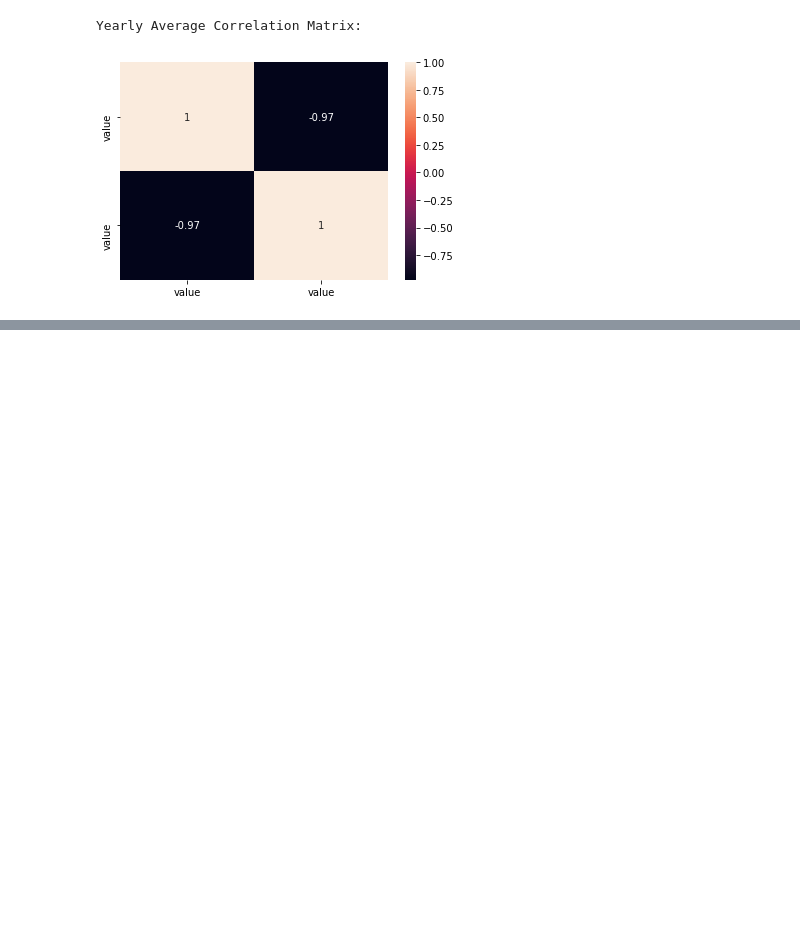
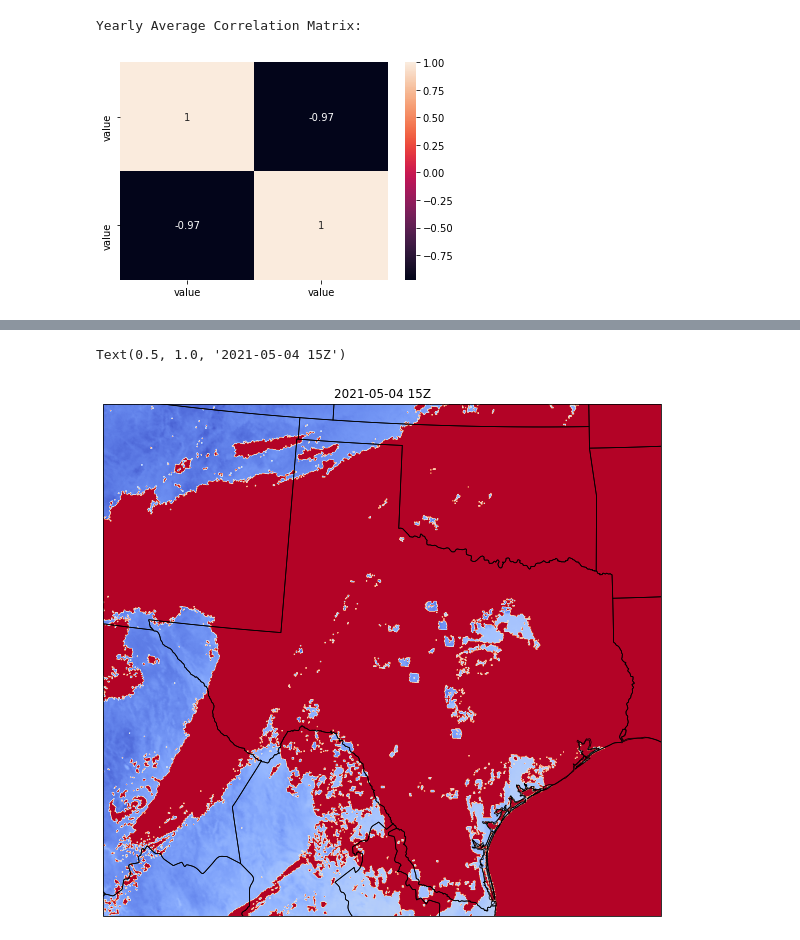
Before and after one commit to CFD-UTSA/EnergyGeneration, a Jupyter notebook: Final_Project_Draft.ipynb, the cells around one changed output, grey strips where cells are left out. Saved outputs shown, nothing was run; the diff lists cells and outputs as text; code cells hidden in the pictures; blank space fills up the shorter version.

```diff
--- a/Final_Project_Draft.ipynb
+++ b/Final_Project_Draft.ipynb
@@ -1092,0 +1129,10 @@ Yearly Average Correlation Matrix:
+# %%
+# Create Time string
+time_str = nearest_sat_time.strftime('s%Y%j%H%M160')
+# %%
+# Find Index that matches with date time
+for i, dataset in enumerate(sat_catalog_temp.datasets):
+     if time_str in dataset:
+            sat_index = i
+print(i)
+sat_index = i
@@ -1092,0 +1141,3 @@ Yearly Average Correlation Matrix:
+# %%
+# Using above information about Index, pinpoint satalite data
+sat_catalog_temp = sat_catalog_temp.datasets[sat_index].remote_access(use_xarray=True)
@@ -1092,0 +1165,22 @@ Yearly Average Correlation Matrix:
+# %%
+# Pull L.S.T. data from satalite data
+surftemp = sat_catalog_temp.metpy.parse_cf("LST")
+# %%
+# Establish new figure with size
+fig = plt.figure(figsize=(10,10))
+
+# Format figure
+ax = fig.add_subplot(1,1,1,projection = ccrs.LambertConformal())
+ax.set_extent((-107,-93,25.7,37), crs=ccrs.PlateCarree())
+ax.add_feature(cfeature.COASTLINE.with_scale('50m'),linewidth=0.75)
+ax.add_feature(cfeature.STATES,linewidth=0.75)
+
+# Satellite Land Surface Temperature
+# Adjust the regrid_shape to about 1000 so that code can run faster
+image_extent = (surftemp.metpy.x[0], surftemp.metpy.x[-1], surftemp.metpy.y[0], surftemp.metpy.y[-1])
+ax.imshow(surftemp, extent=image_extent, origin='lower', cmap='coolwarm',
+          regrid_shape=1000, transform=surftemp.metpy.cartopy_crs)
+plt.title(dt.strftime('%Y-%m-%d %HZ'))
+# %% [output]
+Text(0.5, 1.0, '2021-05-04 15Z')
+[figure, added]
```
Also changed, not shown: parts of 17 cells of this notebook, 5 other files.
